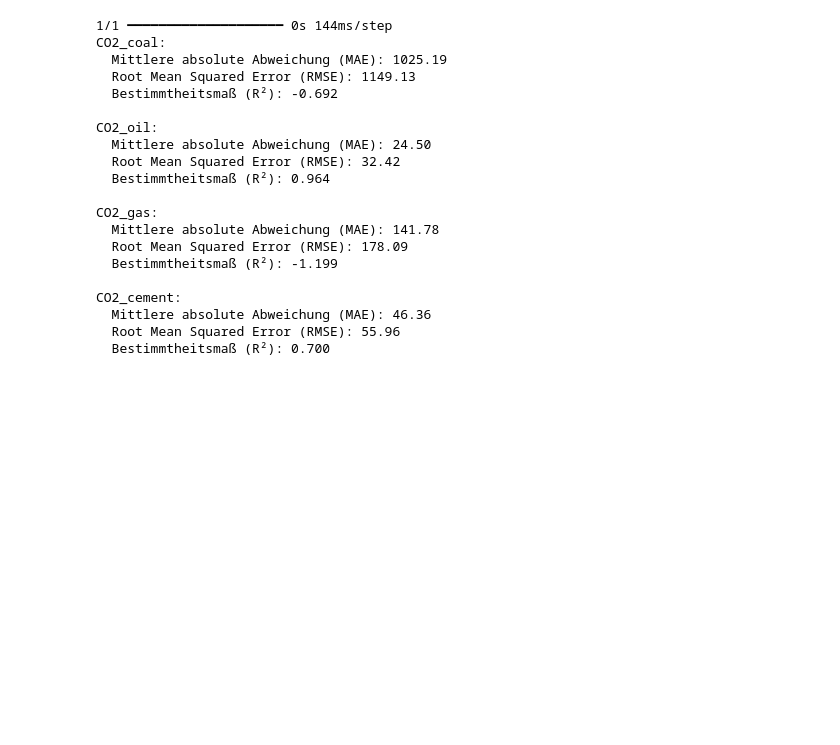
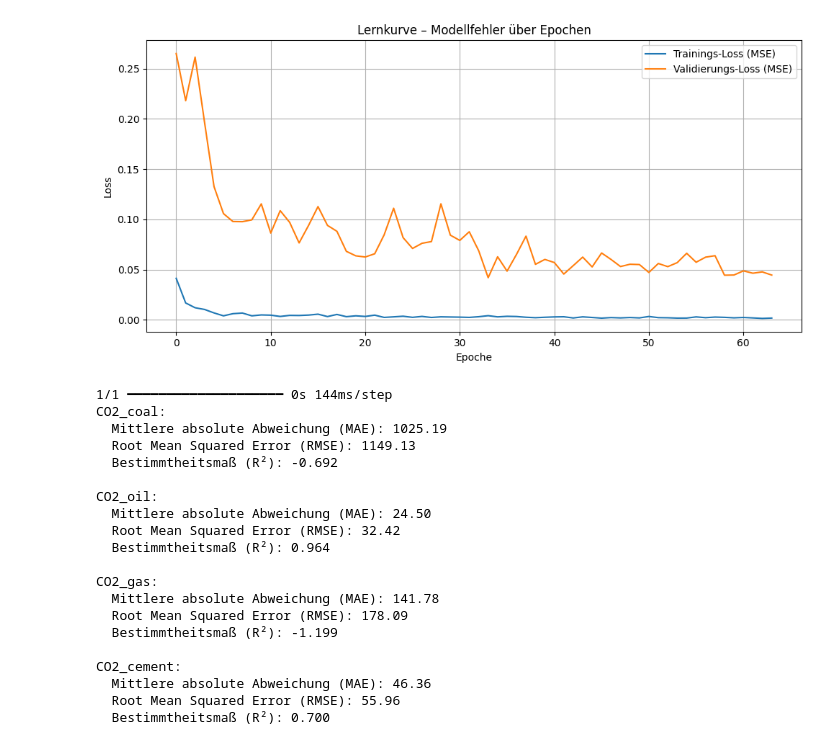
Before and after one commit to belavonwangenheim/group14-co2-NetZeroTrackers, a Jupyter notebook: notebooks/04_prognose_China-lsmt.ipynb, the cells around one changed output. Saved outputs shown, nothing was run; the diff lists cells and outputs as text; code cells hidden in the pictures; blank space fills up the shorter version.

Commit message:
Added Lernkurven Visual

```diff
--- a/notebooks/04_prognose_China-lsmt.ipynb
+++ b/notebooks/04_prognose_China-lsmt.ipynb
@@ -110,6 +110,20 @@ Epoch 63/500
 8/8 ━━━━━━━━━━━━━━━━━━━━ 0s 9ms/step - loss: 0.0012 - mae: 0.0238 - val_loss: 0.0477 - val_mae: 0.1544
 Epoch 64/500
 8/8 ━━━━━━━━━━━━━━━━━━━━ 0s 9ms/step - loss: 0.0020 - mae: 0.0297 - val_loss: 0.0445 - val_mae: 0.1539
+# %%
+# Plot der Lernkurven (Loss)
+plt.figure(figsize=(10, 5))
+plt.plot(history.history['loss'], label='Trainings-Loss (MSE)')
+plt.plot(history.history['val_loss'], label='Validierungs-Loss (MSE)')
+plt.xlabel('Epoche')
+plt.ylabel('Loss')
+plt.title('Lernkurve – Modellfehler über Epochen')
+plt.legend()
+plt.grid(True)
+plt.tight_layout()
+plt.show()
+# %% [output]
+[figure, added]
 # %%
 # Vorhersage auf dem Testdatensatz (skaliert)
 y_pred_scaled = model.predict(X_test)
```
